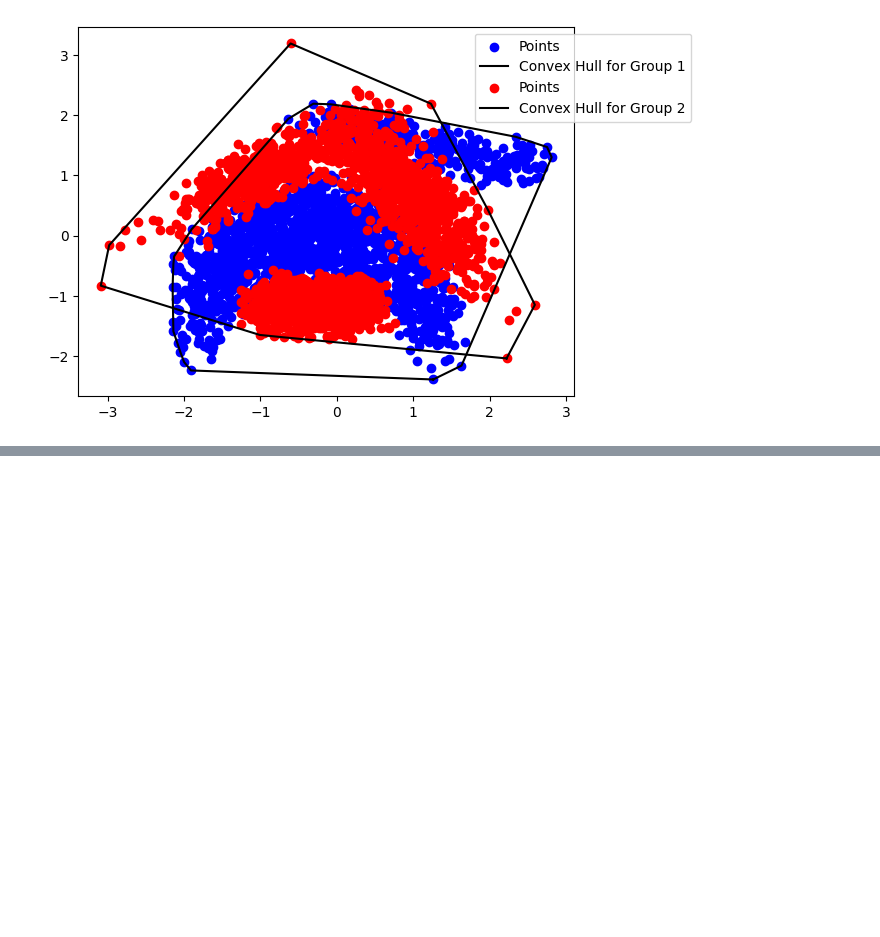
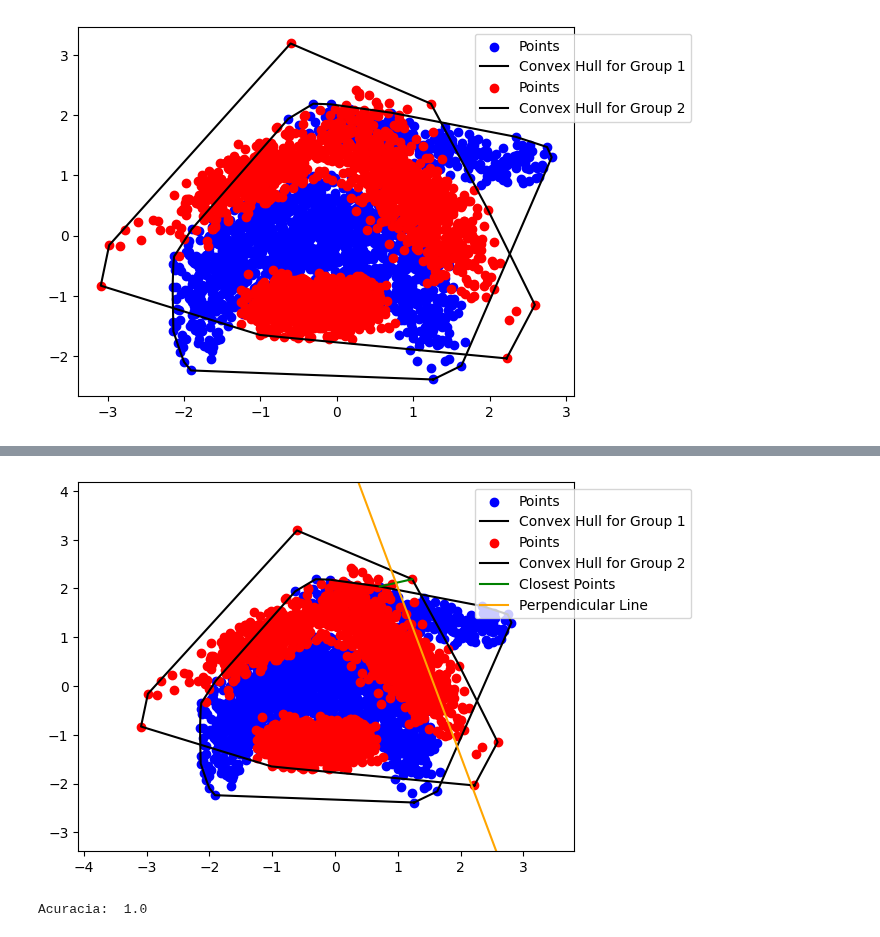
Before and after one commit to LeoOMaia/ALG-2, a Jupyter notebook: trabson.ipynb, the cells around one changed output, grey strips where cells are left out. Cells and saved outputs as stored; diff of their text form; code cells hidden in the pictures; blank space fills up the shorter version.

Commit message:
reta perpendicular

```diff
--- a/trabson.ipynb
+++ b/trabson.ipynb
@@ -172,0 +169,28 @@ def decider(p):
+# %%
+# Criando uma reta perpendicular ao segmento de reta que une os pontos mais próximos
+# Calculando a inclinação da reta
+slope = (close_points[1][1] - close_points[0][1]) / (close_points[1][0] - close_points[0][0])
+# Calculando o ponto médio entre os pontos mais próximos
+mid_point = [(close_points[0][0] + close_points[1][0]) / 2, (close_points[0][1] + close_points[1][1]) / 2]
+# Calculando o ponto médio entre os pontos mais próximos
+perpendicular_slope = -1 / slope
+# Calculando o ponto médio entre os pontos mais próximos
+perpendicular_mid_point = [mid_point[0], mid_point[1]]
+# Calculando os pontos extremos da reta perpendicular
+perpendicular_point1 = [perpendicular_mid_point[0] + 10, perpendicular_mid_point[1] + 10 * perpendicular_slope]
+perpendicular_point2 = [perpendicular_mid_point[0] - 10, perpendicular_mid_point[1] - 10 * perpendicular_slope]
+# Plotando os pontos, mas agora com a reta perpendicular e limitando o gráfico para nao diminuir a qualidade da visualização
+# O limite sera um pouco maior que o x mais a direita e o x mais a esquerda
+# O limite sera um pouco maior que o y mais a cima e o y mais a baixo
+plt.scatter(group1_all_points_x, group1_all_points_y, color='b', label='Points')
+plt.plot(group1_x, group1_y, color='black', label='Convex Hull for Group 1')
+plt.scatter(group2_all_points_x, group2_all_points_y, color='r', label='Points')
+plt.plot(group2_x, group2_y, color='black', label='Convex Hull for Group 2')
+plt.plot([close_points[0][0], close_points[1][0]], [close_points[0][1], close_points[1][1]], color='green', label='Closest Points')
+plt.plot([perpendicular_point1[0], perpendicular_point2[0]], [perpendicular_point1[1], perpendicular_point2[1]], color='orange', label='Perpendicular Line')
+plt.xlim([min(group1_all_points_x + group2_all_points_x) - 1, max(group1_all_points_x + group2_all_points_x) + 1])
+plt.ylim([min(group1_all_points_y + group2_all_points_y) - 1, max(group1_all_points_y + group2_all_points_y) + 1])
+plt.legend(loc='upper right', bbox_to_anchor=(1.25, 1))
+plt.show()
+# %% [output]
+[figure, added]
@@ -172,0 +200,39 @@ def decider(p):
+# %%
+# para o restante dos pontos, verificar se estao a direita ou a esquerda da reta perpendicular e classificar o grupo pertencente
+# utilizamos a variavel teste para isso ignorando a variavel que classifica o grupo que pertence o ponto
+# criando lista para armazenar os pontos classificados
+classified_points = []
+# para cada ponto em teste
+for line in teste:
+    line = line.split(',')
+    # calculamos o valor da reta para o ponto
+    line_value = float(line[0]) * slope + float(line[1]) * (-1) + mid_point[1] - mid_point[0] * slope
+    # se o valor for menor que zero, o ponto esta a direita da reta
+    if line_value < 0:
+        # adicionamos o ponto na lista de pontos classificados com o valor -1.0
+        classified_points.append([float(line[0]), float(line[1]), -1.0])
+    # se o valor for maior que zero, o ponto esta a esquerda da reta
+    else:
+        # adicionamos o ponto na lista de pontos classificados com o valor 1.0
+        classified_points.append([float(line[0]), float(line[1]), 1.0])
+
+# calculando a acuracia
+# criando variavel para armazenar a quantidade de acertos
+correct = 0
+# para cada ponto classificado
+for point in classified_points:
+    # se o ponto pertence ao grupo 1 e o grupo classificado tambem pertence ao grupo 1
+    if float(point[2]) == 1.0 and float(point[2]) == 1.0:
+        # aumentamos a quantidade de acertos
+        correct += 1
+    # se o ponto pertence ao grupo 2 e o grupo classificado tambem pertence ao grupo 2
+    elif float(point[2]) == -1.0 and float(point[2]) == -1.0:
+        # aumentamos a quantidade de acertos
+        correct += 1
+
+# calculando a acuracia
+accuracy = correct / len(classified_points)
+# mostrando a acuracia
+print("Acuracia: ", accuracy)
+# %% [output]
+Acuracia:  1.0
```
Also changed, not shown: parts of 4 cells of this notebook.
